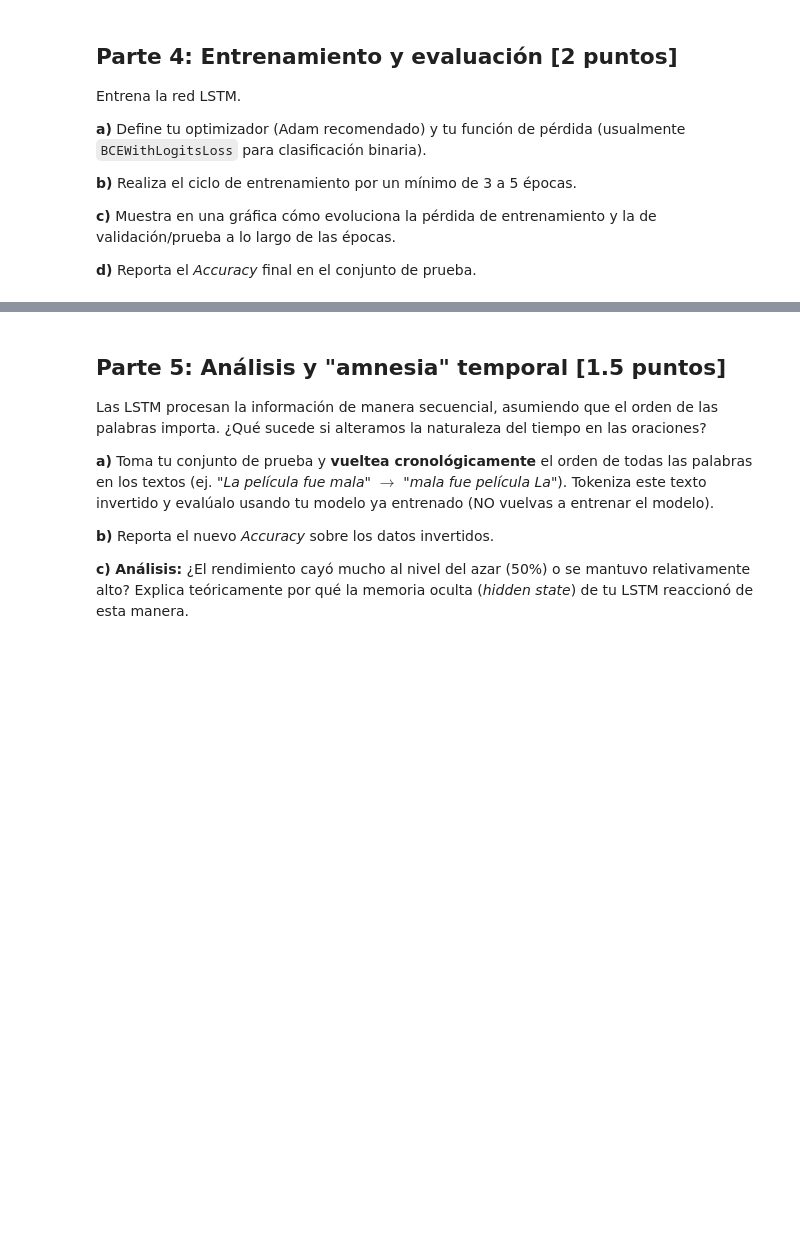
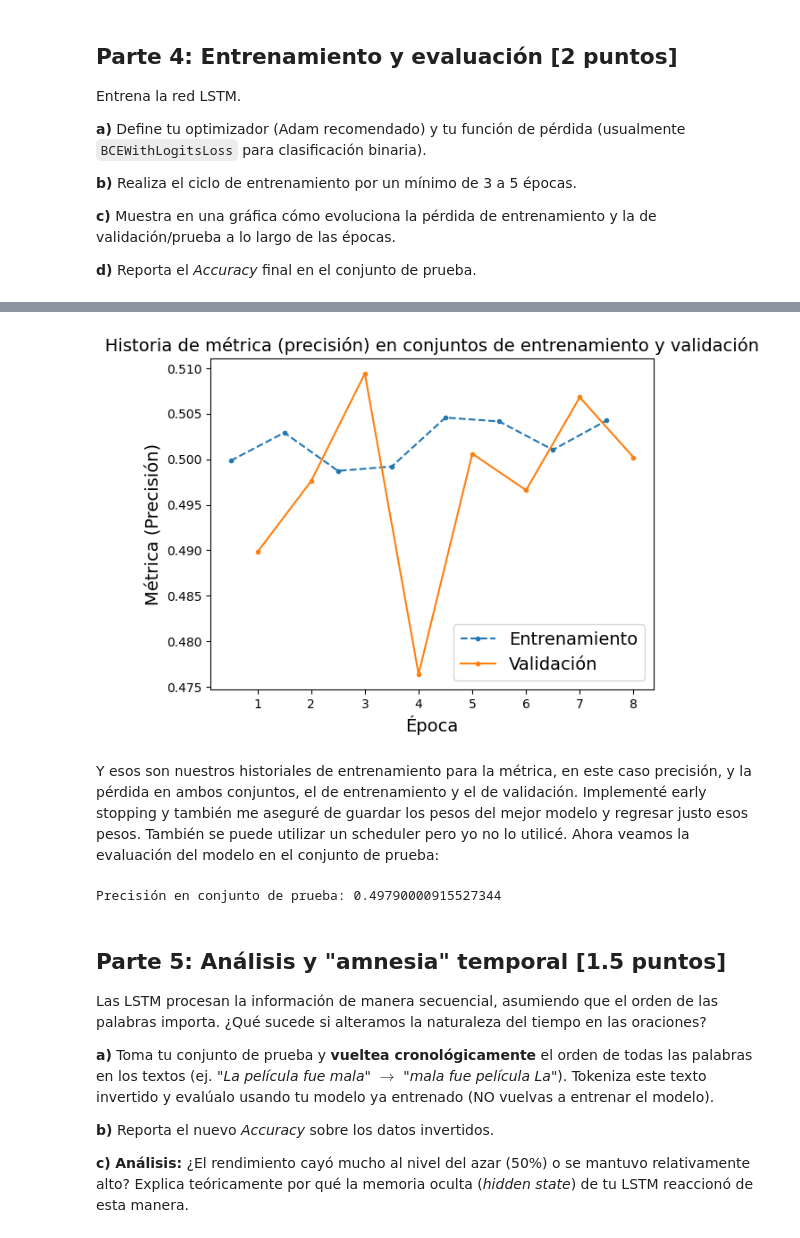
Before and after one commit to Kauboimausu/practica4-nlps, a Jupyter notebook: practica4.ipynb, the cells around one changed output, grey strips where cells are left out. Saved outputs shown, nothing was run; the diff lists cells and outputs as text; code cells hidden in the pictures; blank space fills up the shorter version.

```diff
--- a/practica4.ipynb
+++ b/practica4.ipynb
@@ -390,0 +431,13 @@ Error:
+# %%
+n_epocas = len(metric_hist["train_metrics"])
+plt.plot(np.arange(n_epocas) + 0.5, metric_hist["train_metrics"], ".--", label="Entrenamiento")
+plt.plot(np.arange(n_epocas) + 1.0, metric_hist["validation_metrics"], ".-", label="Validación")
+plt.xlabel("Época")
+plt.ylabel("Métrica (Precisión)")
+plt.title("Historia de métrica (precisión) en conjuntos de entrenamiento y validación")
+plt.legend()
+plt.show()
+# %% [output]
+[figure, added]
+# %% [markdown]
+Y esos son nuestros historiales de entrenamiento para la métrica, en este caso precisión, y la pérdida en ambos conjuntos, el de entrenamiento y el de validación. Implementé early stopping y también me aseguré de guardar los pesos del mejor modelo y regresar justo esos pesos. También se puede utilizar un scheduler pero yo no lo utilicé. Ahora veamos la evaluación del modelo en el conjunto de prueba:
@@ -391,3 +455,7 @@ Error:
+# %%
+print(f"Precisión en conjunto de prueba: {evaluar_modelo(modelo, metric, imdb_test_loader)}")
+# %% [output]
+Precisión en conjunto de prueba: 0.49790000915527344
 # %% [markdown]
 ## Parte 5: Análisis y "amnesia" temporal [1.5 puntos]
 
```
Also changed, not shown: parts of 12 cells of this notebook.
